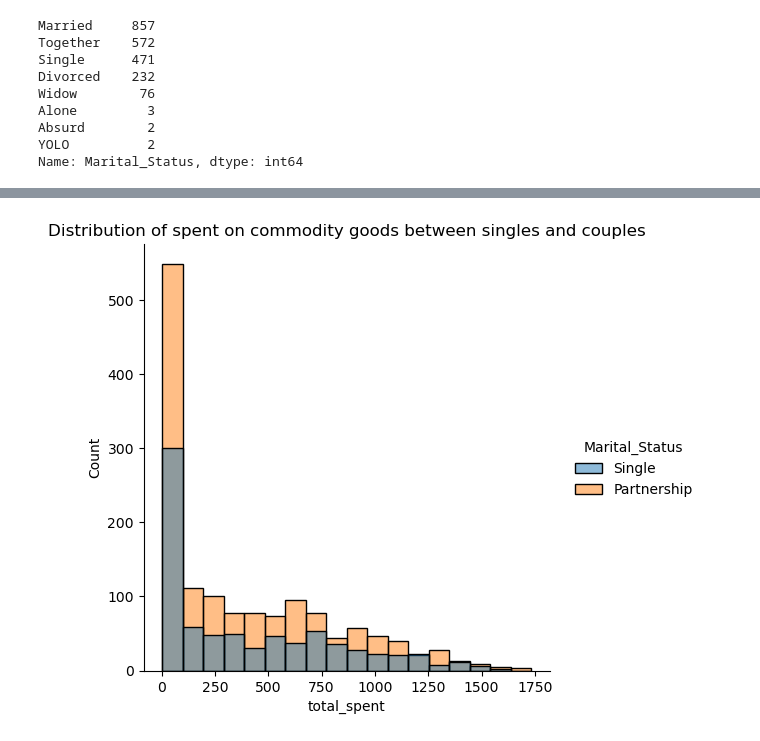
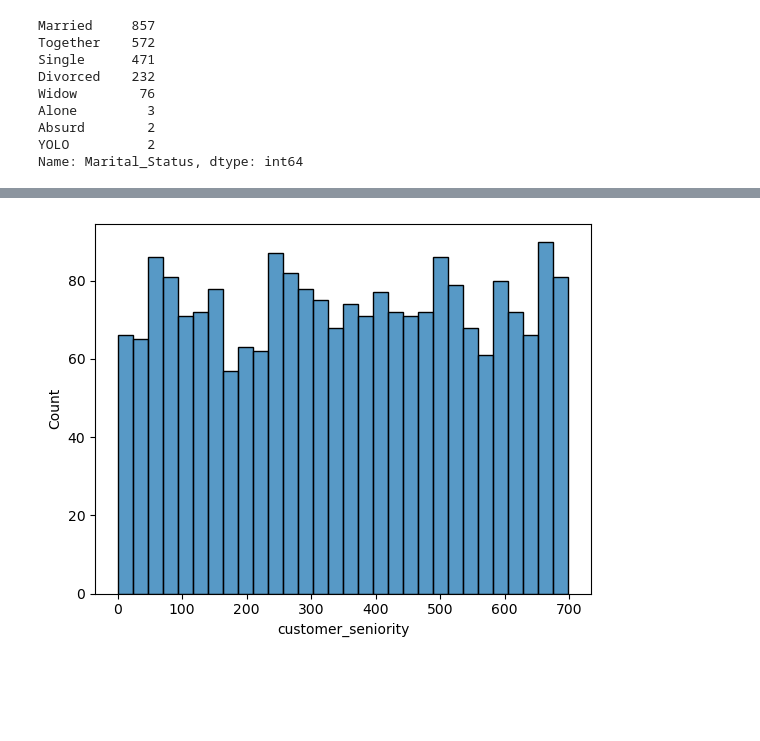
Before and after one commit to tamaricki/Projects, a Jupyter notebook: Customer_analysis_clustering.ipynb, the cells around one changed output, grey strips where cells are left out. Drawn from its saved outputs; the diff is of its cells as text; code cells hidden in the pictures; blank space fills up the shorter version.

```diff
--- a/Customer_analysis_clustering.ipynb
+++ b/Customer_analysis_clustering.ipynb
@@ -174,10 +158,13 @@ Name: Education, dtype: int64
 #creating total spend column from  Wines, Fruits, Meat, sweet ... gold not since gold is more expensive and thus separate from commodities
 df['total_spent'] =df['MntWines'] + df['MntFruits']+ df['MntFishProducts'] + df['MntSweetProducts']
 
-df['Marital_Status']=df['Marital_Status'].replace({'Divorced':'Single', 'Widow':'Single', 'Alone':'Single','Together':'Partnership', 'Married':'Partnership'})
+df['Marital_Status']=df['Marital_Status'].replace({'Alone':'Single','Together':'Partnership', 'Married':'Partnership'})
-# %%
-sns.displot(data=df, x='total_spent', hue='Marital_Status', kind='hist') # actually better PairGrid with compairing, total_spent, recency, income, distinguishing marital, education status
-plt.title('Distribution of spent on commodity goods between singles and couples')
-plt.show()
-# %% [output]
-[figure, removed]
+# %%
+latest_date = df['Dt_Customer'].max() # check Seniority of customer
+df['customer_seniority'] = (latest_date - df['Dt_Customer']).dt.days
+df['kids'] = df['Kidhome'] + df['Teenhome']
+# %%
+sns.histplot(data = df, x = 'customer_seniority', bins = 30)
+plt.show()
+# %% [output]
+[figure, added]
```
Also changed, not shown: parts of 6 cells of this notebook.
